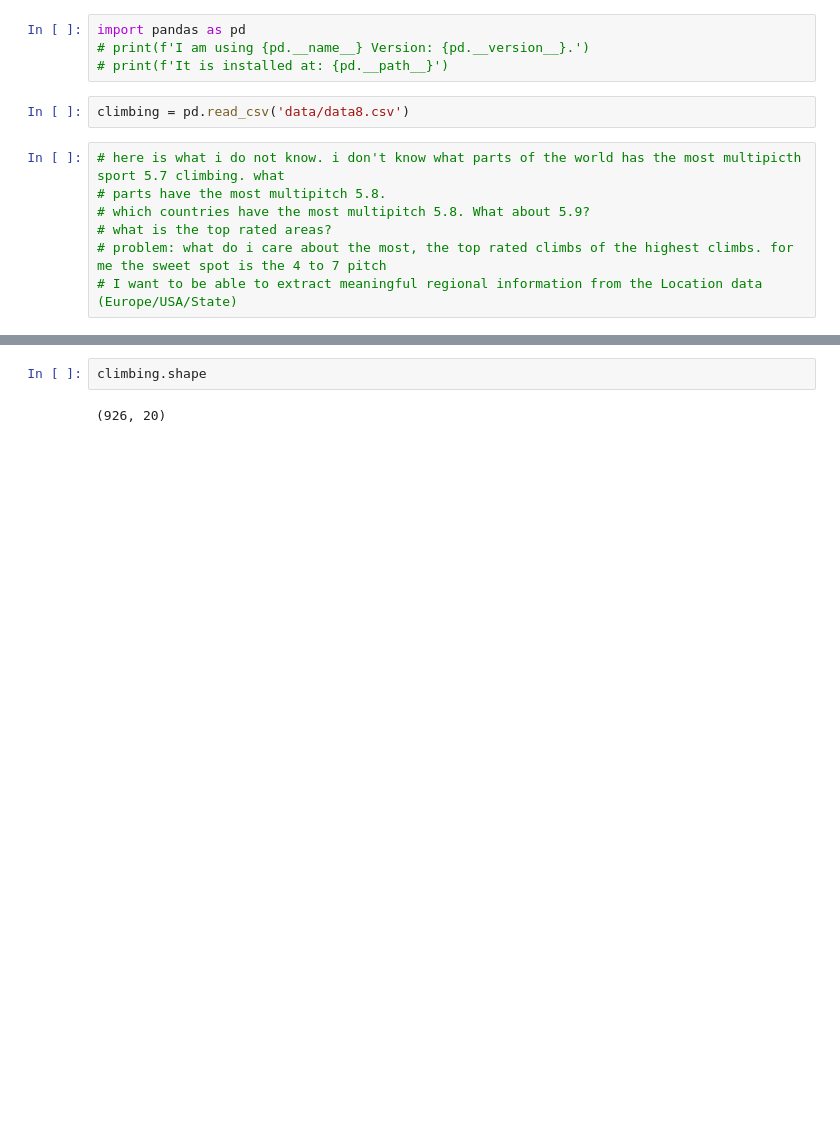
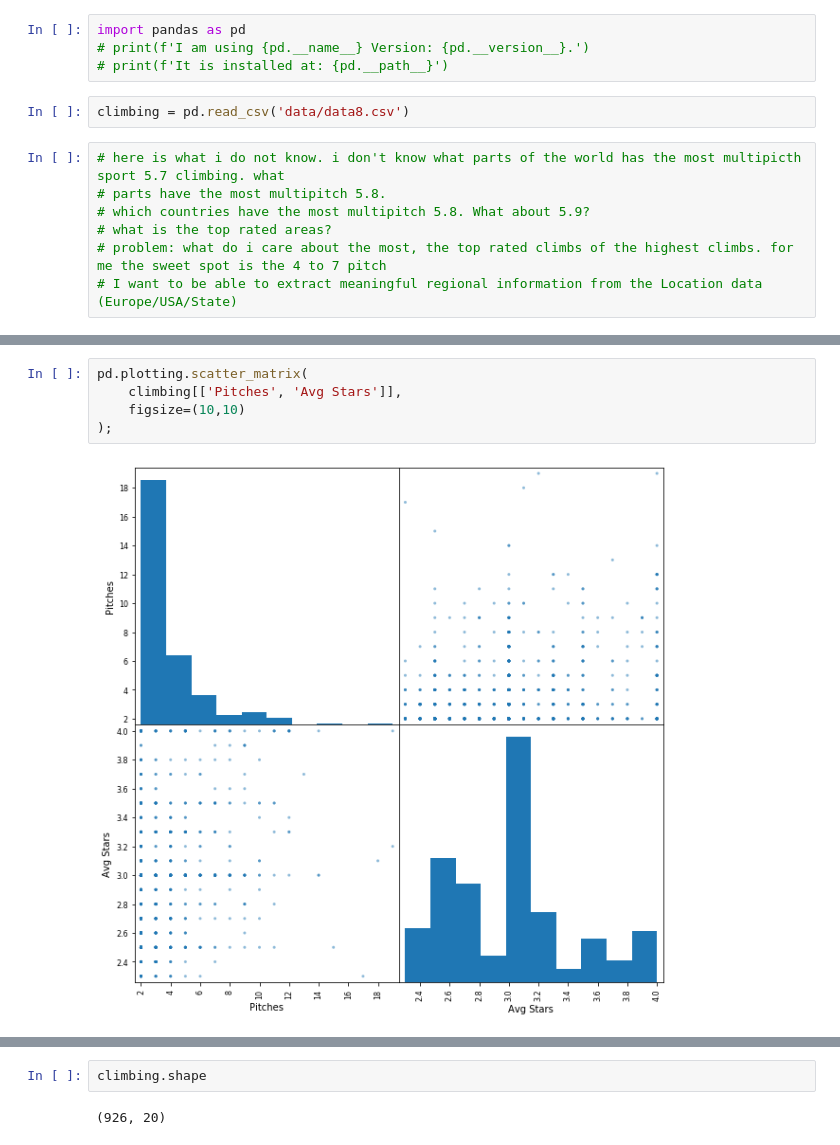
Before and after one commit to andrew2code/multi_pitch, a Jupyter notebook: eda.ipynb, the cells around one changed output, grey strips where cells are left out. Drawn from its saved outputs; the diff is of its cells as text; blank space fills up the shorter version.

```diff
--- a/eda.ipynb
+++ b/eda.ipynb
@@ -34,0 +51,7 @@ pandas.core.frame.DataFrame
+# %%
+pd.plotting.scatter_matrix(
+    climbing[['Pitches', 'Avg Stars']],
+    figsize=(10,10)
+);
+# %% [output]
+[figure, added]
```
Also changed, not shown: parts of 15 cells of this notebook, 1 other file.
